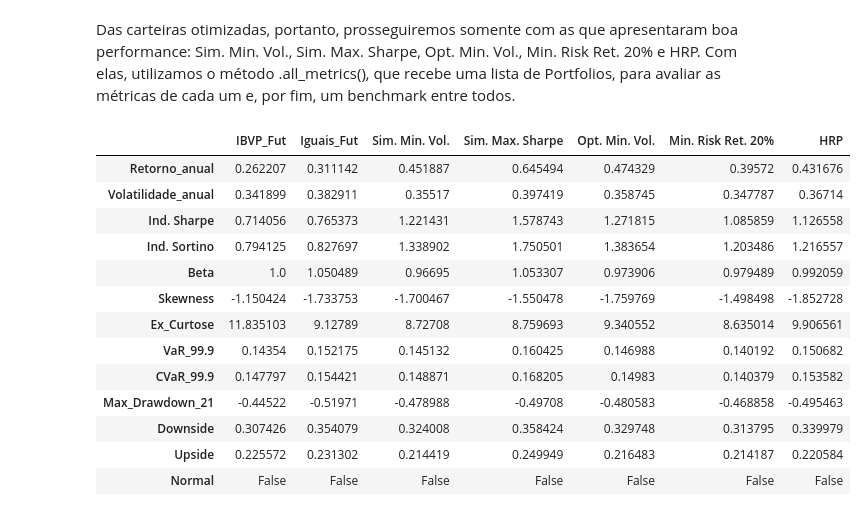
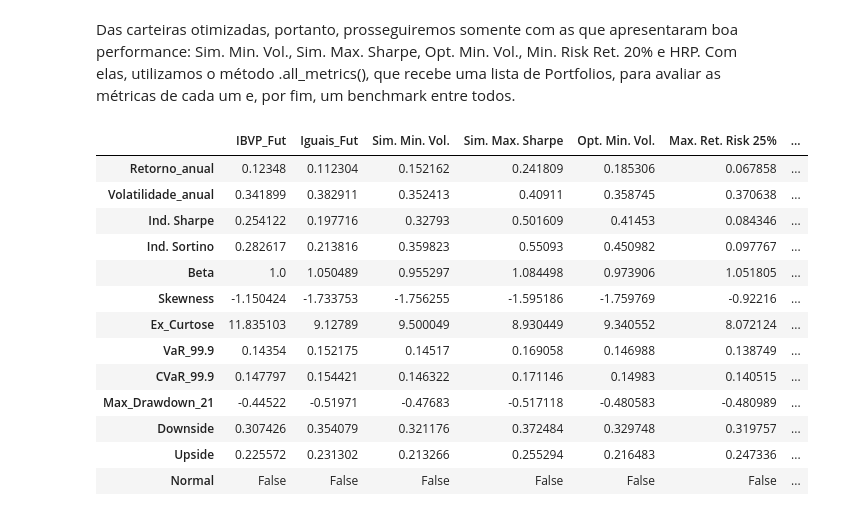
Before and after one commit to savimf/main_portfolio, a Jupyter notebook: comp_random_opt/comparison_random_opt.ipynb, the cells around one changed output. Drawn from its saved outputs; the diff is of its cells as text; code cells hidden in the pictures.

```diff
--- a/comp_random_opt/comparison_random_opt.ipynb
+++ b/comp_random_opt/comparison_random_opt.ipynb
@@ -584,15 +570,7 @@ aux.plot_lines_sns(acoes_fut.rol_drawdown(window=window, is_number=False), title
 # %% [markdown]
 ### Benchmark Futuro
 # %%
-ibvp_fut = aux.search('bvsp', 1).retrieve_historical_data(
-    from_date=start_fut,
-    to_date=end_fut
-)
-
-ibvp_fut.drop(ibvp_fut.columns[[0, 1, 2, 4, 5]], axis=1, inplace=True)
-ibvp_fut.rename(columns={
-    'Close': 'IBVP'
-}, inplace=True)
+ibvp_fut = aux.ibvp(start_fut_dt, end_fut_dt)
 
 # jl.dump(ibvp_fut, 'future/ibvp_fut.pkl')
 
@@ -621,7 +599,7 @@ acoes_fut.benchmark([ibvp_fut_pf], plot_in='sns')
 # %% [output]
 [figure]
 # %%
-selic_a_fut = aux.selic(start_fut, end_fut, 'a')
+selic_a_fut = aux.selic(start_fut_dt, end_fut_dt, 'a', is_number=True)
 
 # jl.dump(selic_a_fut, 'future/selic_a_fut.pkl')
 # selic_a_fut = jl.load('future/selic_a_fut.pkl')
@@ -664,21 +629,20 @@ sharpe = []
 n_acoes = len(acoes)
 n_carts = 10_000
 
-# retornos não-anualizados (totais)
-# e covariância
+# retornos totais e covariância
 a_returns_past = acoes_past.total_returns(scaled=False)
 cov_past = acoes_past.covariance()
 
 # loop de n_carts valores aleatórios para a geração de várias combinações;
 for _ in range(n_carts):
     peso = np.random.random(n_acoes)
-    peso /= np.sum(peso)                         # normalizando-os
+    peso /= np.sum(peso)                                # normalizando-os
 
-    ret = a_returns_past.dot(peso)               # retorno da carteira baseado na dist. de pesos
+    ret = (1 + a_returns_past.dot(peso)) ** .5 - 1      # retorno da carteira anualizado
 
-    vol = aux.vol(peso, cov_past, anual=True)    # volatilidade
+    vol = aux.vol(peso, cov_past, annual=True)          # volatilidade
 
-    s = aux.sharpe(ret, vol, selic_a_past)       # índice de Sharpe
+    s = aux.sharpe(ret, vol, selic_a_past)              # índice de Sharpe
 
     cart_returns.append(ret)
     peso_acoes.append(peso)
@@ -797,9 +764,7 @@ RMSE: 0.7230698490859836
 # %% [markdown]
 - Modelo CAPM: a ser escolhido. Apesar do retorno médio histórico ter sido mais um pouco mais assertivo no período, o modelo CAPM costuma ser a melhor escolha. Como as métricas de erro não foram significativamente maiores, prosseguiremos de fato com este modelo.
 # %%
-# selic_d_past = aux.selic(start_past, end_past, 'd')
-# jl.dump(selic_d_past, 'past/selic_d_past.pkl')
-selic_d_past = jl.load('past/selic_d_past.pkl')
+selic_d_past = (1 + selic_a_past) ** (1/252) - 1
 
 ret_past_capm = pf.expected_returns.capm_return(
     prices=acoes_past.prices,
@@ -1275,30 +1238,31 @@ Das carteiras otimizadas, portanto, prosseguiremos somente com as que apresentar
 # %%
 port_comparison = [
     ibvp_fut_pf, acoes_fut, acoes_sim_min_vol,
     acoes_sim_max_sp, acoes_opt_min_vol,
-    acoes_min_risk_ret, acoes_hrp
+    acoes_max_ret_risk, acoes_min_risk_ret,
+    acoes_hrp
 ]
 
 Portfolio.all_metrics(
     portfolios=port_comparison,
     risk_free_rate=selic_a_fut,
     window=21,
     benchmark=ibvp_fut_pf
 )
 # %% [output]
-|  | IBVP_Fut | Iguais_Fut | Sim. Min. Vol. | Sim. Max. Sharpe | Opt. Min. Vol. | Min. Risk Ret. 20% | HRP |
-| Retorno_anual | 0.262207 | 0.311142 | 0.451887 | 0.645494 | 0.474329 | 0.39572 | 0.431676 |
-| Volatilidade_anual | 0.341899 | 0.382911 | 0.35517 | 0.397419 | 0.358745 | 0.347787 | 0.36714 |
-| Ind. Sharpe | 0.714056 | 0.765373 | 1.221431 | 1.578743 | 1.271815 | 1.085859 | 1.126558 |
-| Ind. Sortino | 0.794125 | 0.827697 | 1.338902 | 1.750501 | 1.383654 | 1.203486 | 1.216557 |
-| Beta | 1.0 | 1.050489 | 0.96695 | 1.053307 | 0.973906 | 0.979489 | 0.992059 |
-| Skewness | -1.150424 | -1.733753 | -1.700467 | -1.550478 | -1.759769 | -1.498498 | -1.852728 |
-| Ex_Curtose | 11.835103 | 9.12789 | 8.72708 | 8.759693 | 9.340552 | 8.635014 | 9.906561 |
-| VaR_99.9 | 0.14354 | 0.152175 | 0.145132 | 0.160425 | 0.146988 | 0.140192 | 0.150682 |
-| CVaR_99.9 | 0.147797 | 0.154421 | 0.148871 | 0.168205 | 0.14983 | 0.140379 | 0.153582 |
-| Max_Drawdown_21 | -0.44522 | -0.51971 | -0.478988 | -0.49708 | -0.480583 | -0.468858 | -0.495463 |
-| Downside | 0.307426 | 0.354079 | 0.324008 | 0.358424 | 0.329748 | 0.313795 | 0.339979 |
-| Upside | 0.225572 | 0.231302 | 0.214419 | 0.249949 | 0.216483 | 0.214187 | 0.220584 |
-| Normal | False | False | False | False | False | False | False |
+|  | IBVP_Fut | Iguais_Fut | Sim. Min. Vol. | Sim. Max. Sharpe | Opt. Min. Vol. | Max. Ret. Risk 25% | ... |
+| Retorno_anual | 0.12348 | 0.112304 | 0.152162 | 0.241809 | 0.185306 | 0.067858 | ... |
+| Volatilidade_anual | 0.341899 | 0.382911 | 0.352413 | 0.40911 | 0.358745 | 0.370638 | ... |
+| Ind. Sharpe | 0.254122 | 0.197716 | 0.32793 | 0.501609 | 0.41453 | 0.084346 | ... |
+| Ind. Sortino | 0.282617 | 0.213816 | 0.359823 | 0.55093 | 0.450982 | 0.097767 | ... |
+| Beta | 1.0 | 1.050489 | 0.955297 | 1.084498 | 0.973906 | 1.051805 | ... |
+| Skewness | -1.150424 | -1.733753 | -1.756255 | -1.595186 | -1.759769 | -0.92216 | ... |
+| Ex_Curtose | 11.835103 | 9.12789 | 9.500049 | 8.930449 | 9.340552 | 8.072124 | ... |
+| VaR_99.9 | 0.14354 | 0.152175 | 0.14517 | 0.169058 | 0.146988 | 0.138749 | ... |
+| CVaR_99.9 | 0.147797 | 0.154421 | 0.146322 | 0.171146 | 0.14983 | 0.140515 | ... |
+| Max_Drawdown_21 | -0.44522 | -0.51971 | -0.47683 | -0.517118 | -0.480583 | -0.480989 | ... |
+| Downside | 0.307426 | 0.354079 | 0.321176 | 0.372484 | 0.329748 | 0.319757 | ... |
+| Upside | 0.225572 | 0.231302 | 0.213266 | 0.255294 | 0.216483 | 0.247336 | ... |
+| Normal | False | False | False | False | False | False | ... |
 # %% [markdown]
 ### Benchmark
```
Also changed, not shown: parts of 32 cells of this notebook, 2 other files.
